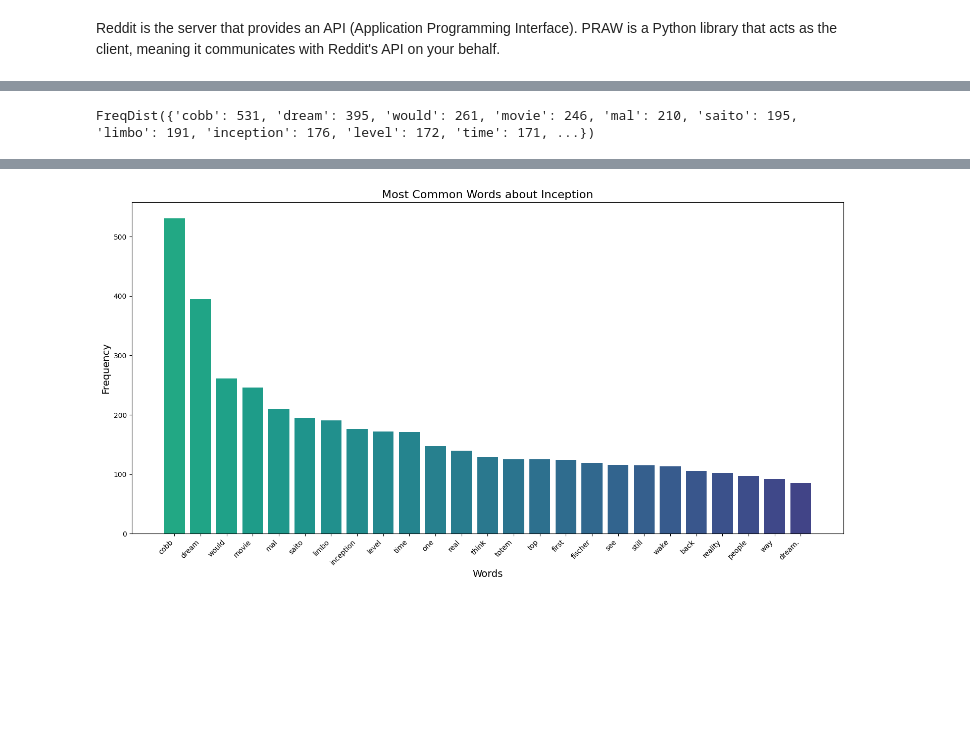
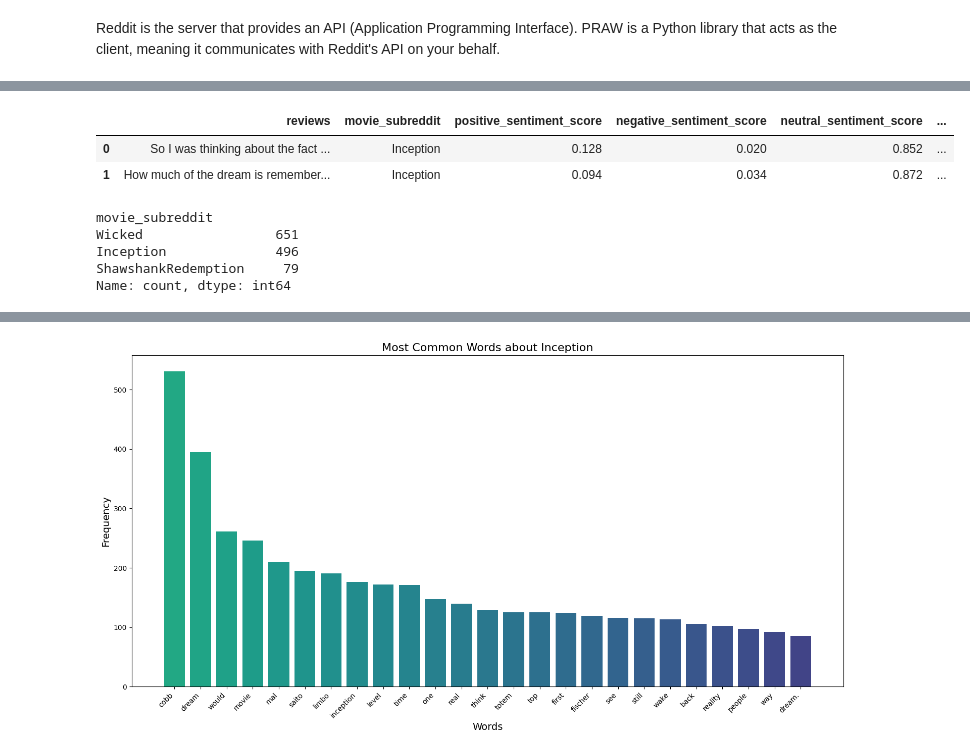
Before and after one commit to raizelistaken/reddit-nlp-sentiment, a Jupyter notebook: Reddit.ipynb, the cells around one changed output, grey strips where cells are left out. Drawn from its saved outputs; the diff is of its cells as text; code cells hidden in the pictures; blank space fills up the shorter version.

```diff
--- a/Reddit.ipynb
+++ b/Reddit.ipynb
@@ -314,5 +153,0 @@ for movie in movie_subreddits:
-# %%
-fdist_dict['Inception']
-# fdist_dict['Wicked']
-# %% [output]
-FreqDist({'cobb': 531, 'dream': 395, 'would': 261, 'movie': 246, 'mal': 210, 'saito': 195, 'limbo': 191, 'inception': 176, 'level': 172, 'time': 171, ...})
@@ -328,5 +154,11 @@ FreqDist({'cobb': 531, 'dream': 395, 'would': 261, 'movie': 246, 'mal': 210, 'sa
 # %%
 movie_subreddits = ['Inception', 'Wicked', 'ShawshankRedemption']
+movie_name_df = pd.DataFrame() #needed to accumulate all the dfs/movies that go through the for loop
 for movie in movie_subreddits:
-    movie_name_df = result[result['movie_subreddit'] == movie]
-    movie_name_df.head()
+    each_movie_df = result[result['movie_subreddit'] == movie]
+    movie_name_df = pd.concat([movie_name_df, each_movie_df], ignore_index=True)
+movie_name_df.head(2)
+# %% [output]
+|  | reviews | movie_subreddit | positive_sentiment_score | negative_sentiment_score | neutral_sentiment_score | ... |
+| 0 | So I was thinking about the fact ... | Inception | 0.128 | 0.020 | 0.852 | ... |
+| 1 | How much of the dream is remember... | Inception | 0.094 | 0.034 | 0.872 | ... |
@@ -339,3 +165,12 @@ for movie in movie_subreddits:
+# %%
+movie_name_df.shape
+movie_name_df['movie_subreddit'].value_counts()
+# %% [output]
+movie_subreddit
+Wicked                 651
+Inception              496
+ShawshankRedemption     79
+Name: count, dtype: int64
 # %%
 for movie in movie_subreddits:
     fdist_movie = fdist_series[movie].most_common(25)  # top 25 words
```
Also changed, not shown: parts of 31 cells of this notebook, 5 other files.
